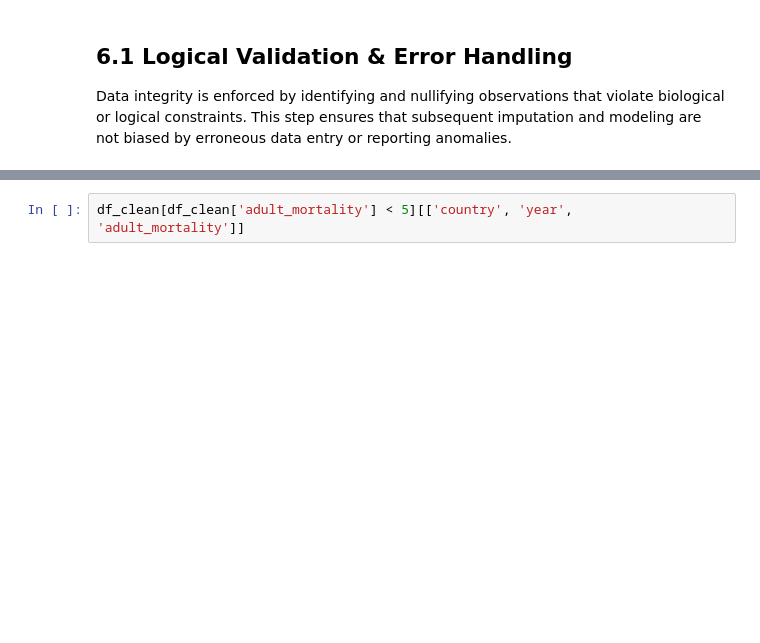
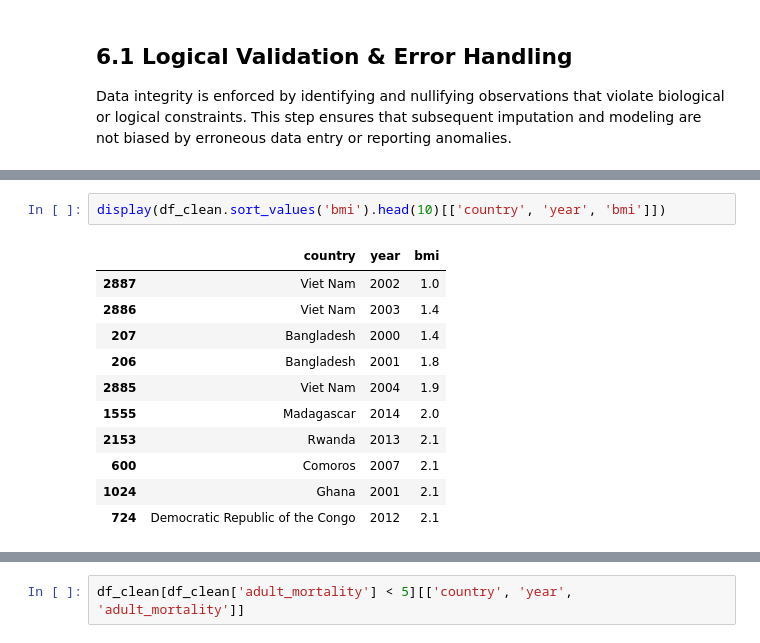
Before and after one commit to MermonGData/longevity-prediction, a Jupyter notebook: notebooks/01_eda_and_preprocessing.ipynb, the cells around one changed output, grey strips where cells are left out. Cells and saved outputs as stored; diff of their text form; blank space fills up the shorter version.

```diff
--- a/notebooks/01_eda_and_preprocessing.ipynb
+++ b/notebooks/01_eda_and_preprocessing.ipynb
@@ -140,0 +176,14 @@ Series([], Name: infant_deaths, dtype: int64)
+# %%
+display(df_clean.sort_values('bmi').head(10)[['country', 'year', 'bmi']])
+# %% [output]
+|  | country | year | bmi |
+| 2887 | Viet Nam | 2002 | 1.0 |
+| 2886 | Viet Nam | 2003 | 1.4 |
+| 207 | Bangladesh | 2000 | 1.4 |
+| 206 | Bangladesh | 2001 | 1.8 |
+| 2885 | Viet Nam | 2004 | 1.9 |
+| 1555 | Madagascar | 2014 | 2.0 |
+| 2153 | Rwanda | 2013 | 2.1 |
+| 600 | Comoros | 2007 | 2.1 |
+| 1024 | Ghana | 2001 | 2.1 |
+| 724 | Democratic Republic of the Congo | 2012 | 2.1 |
```
Also changed, not shown: parts of 22 cells of this notebook.
